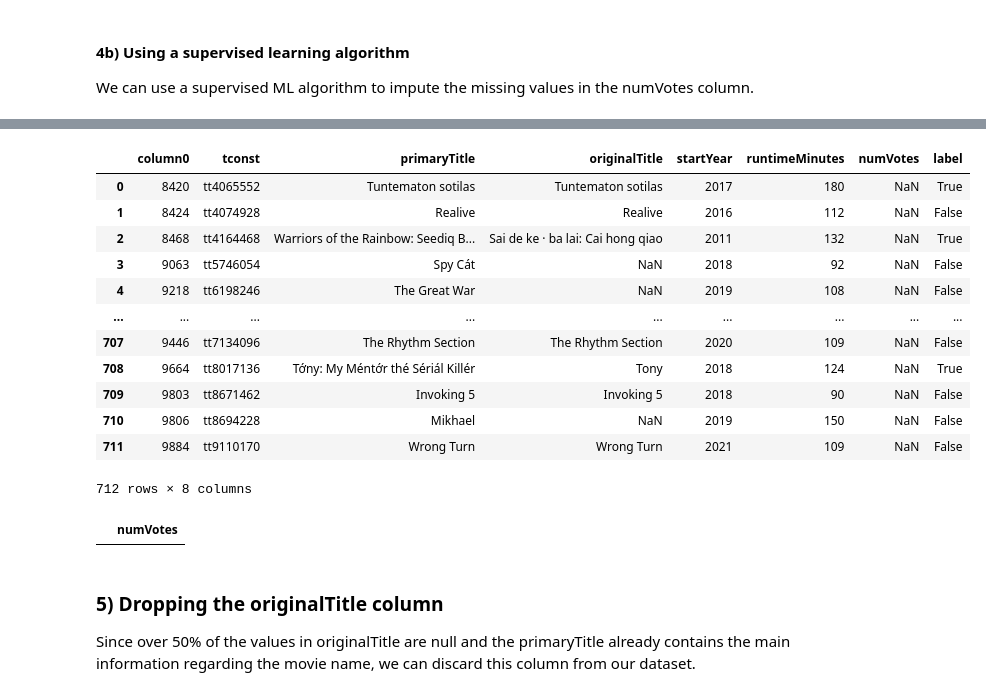
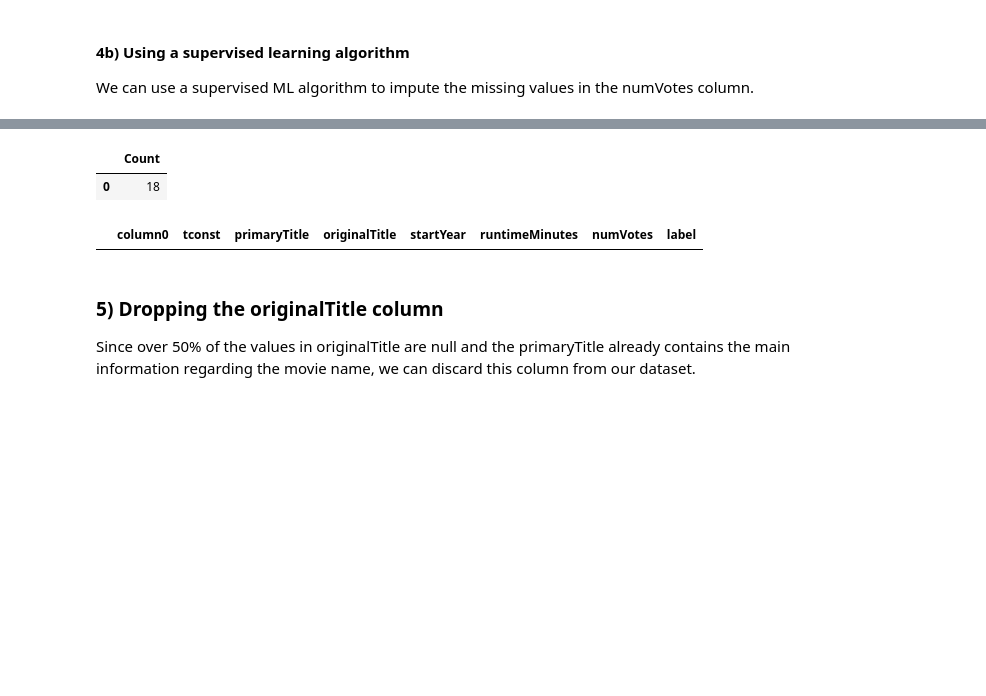
Before and after one commit to Rohan-Deshamudre/big-data-course-2022-projects, a Jupyter notebook: imdb/IMDB-Revisited.ipynb, the cells around one changed output, grey strips where cells are left out. Saved outputs shown, nothing was run; the diff lists cells and outputs as text; code cells hidden in the pictures; blank space fills up the shorter version.

```diff
--- a/imdb/IMDB-Revisited.ipynb
+++ b/imdb/IMDB-Revisited.ipynb
@@ -316,23 +323,12 @@ predict_missing_numVotes('training_set')
+# %%
+execute(replace_new_zeros('training_set'))
+# %% [output]
+|  | Count |
+| 0 | 18 |
 # %%
-con.execute("SELECT * FROM training_set WHERE numVotes IS NULL").fetchdf()
+con.execute("SELECT * FROM training_set WHERE numVotes = 0 ").fetchdf()
 # %% [output]
 |  | column0 | tconst | primaryTitle | originalTitle | startYear | runtimeMinutes | numVotes | label |
-| 0 | 8420 | tt4065552 | Tuntematon sotilas | Tuntematon sotilas | 2017 | 180 | NaN | True |
-| 1 | 8424 | tt4074928 | Realive | Realive | 2016 | 112 | NaN | False |
-| 2 | 8468 | tt4164468 | Warriors of the Rainbow: Seediq B... | Sai de ke · ba lai: Cai hong qiao | 2011 | 132 | NaN | True |
-| 3 | 9063 | tt5746054 | Spy Cát | NaN | 2018 | 92 | NaN | False |
-| 4 | 9218 | tt6198246 | The Great War | NaN | 2019 | 108 | NaN | False |
-| ... | ... | ... | ... | ... | ... | ... | ... | ... |
-| 707 | 9446 | tt7134096 | The Rhythm Section | The Rhythm Section | 2020 | 109 | NaN | False |
-| 708 | 9664 | tt8017136 | Tớny: My Méntớr thé Sériál Killér | Tony | 2018 | 124 | NaN | True |
-| 709 | 9803 | tt8671462 | Invoking 5 | Invoking 5 | 2018 | 90 | NaN | False |
-| 710 | 9806 | tt8694228 | Mikhael | NaN | 2019 | 150 | NaN | False |
-| 711 | 9884 | tt9110170 | Wrong Turn | Wrong Turn | 2021 | 109 | NaN | False |
-712 rows × 8 columns
-# %%
-con.execute("SELECT numVotes FROM training_set WHERE numVotes = 0").fetchdf()
-# %% [output]
-|  | numVotes |
 # %% [markdown]
 ### 5) Dropping the originalTitle column
 
```
Also changed, not shown: parts of 28 cells of this notebook, 4 other files.
